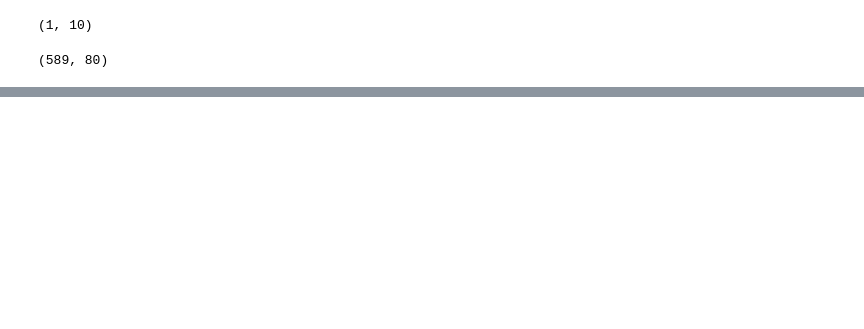
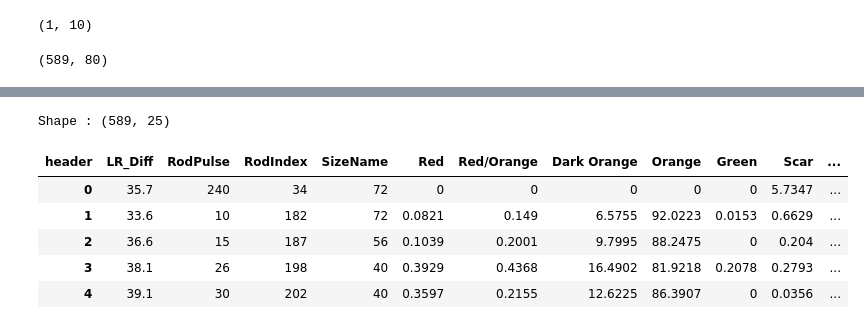
Before and after one commit to Heronalps/LREC_Project, a Jupyter notebook: LREC_Project.ipynb, the cells around one changed output, grey strips where cells are left out. Cells and saved outputs as stored; diff of their text form; code cells hidden in the pictures; blank space fills up the shorter version.

```diff
--- a/LREC_Project.ipynb
+++ b/LREC_Project.ipynb
@@ -55,0 +130,13 @@ fruit_info.head()
+# %%
+fruit_info_filtered = fruit_info[correlation_matrix.columns]
+
+print('Shape : ' + str(fruit_info_filtered.shape))
+fruit_info_filtered.head()
+# %% [output]
+Shape : (589, 25)
+| header | LR_Diff | RodPulse | RodIndex | SizeName | Red | Red/Orange | Dark Orange | Orange | Green | Scar | ... |
+| 0 | 35.7 | 240 | 34 | 72 | 0 | 0 | 0 | 0 | 0 | 5.7347 | ... |
+| 1 | 33.6 | 10 | 182 | 72 | 0.0821 | 0.149 | 6.5755 | 92.0223 | 0.0153 | 0.6629 | ... |
+| 2 | 36.6 | 15 | 187 | 56 | 0.1039 | 0.2001 | 9.7995 | 88.2475 | 0 | 0.204 | ... |
+| 3 | 38.1 | 26 | 198 | 40 | 0.3929 | 0.4368 | 16.4902 | 81.9218 | 0.2078 | 0.2793 | ... |
+| 4 | 39.1 | 30 | 202 | 40 | 0.3597 | 0.2155 | 12.6225 | 86.3907 | 0 | 0.0356 | ... |
```
Also changed, not shown: parts of 22 cells of this notebook, 2 other files.
